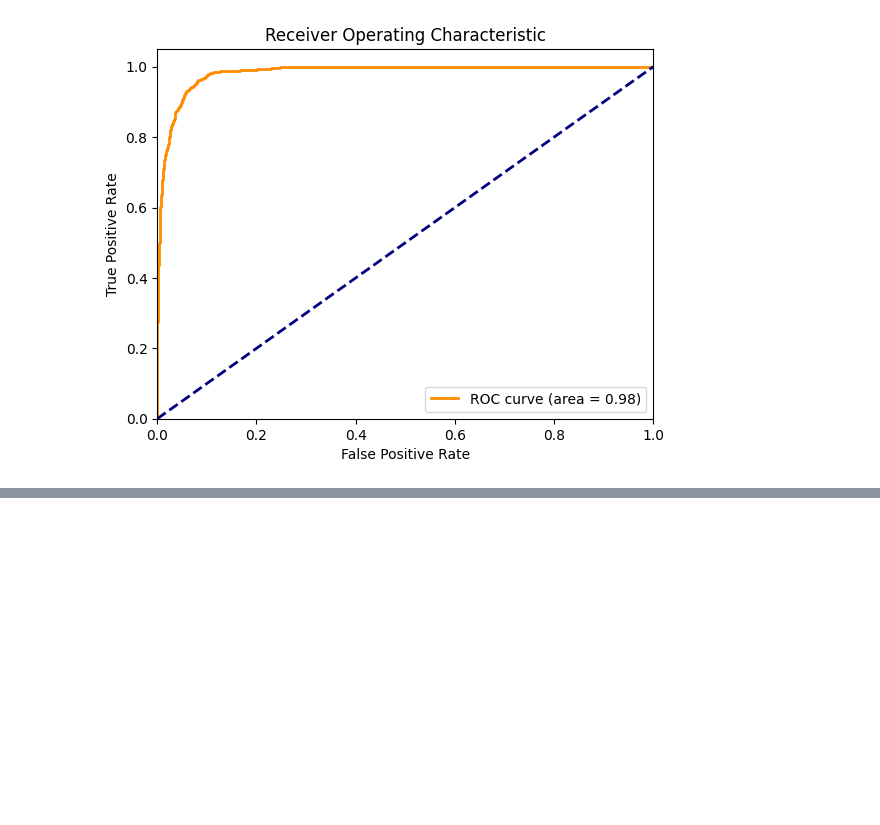
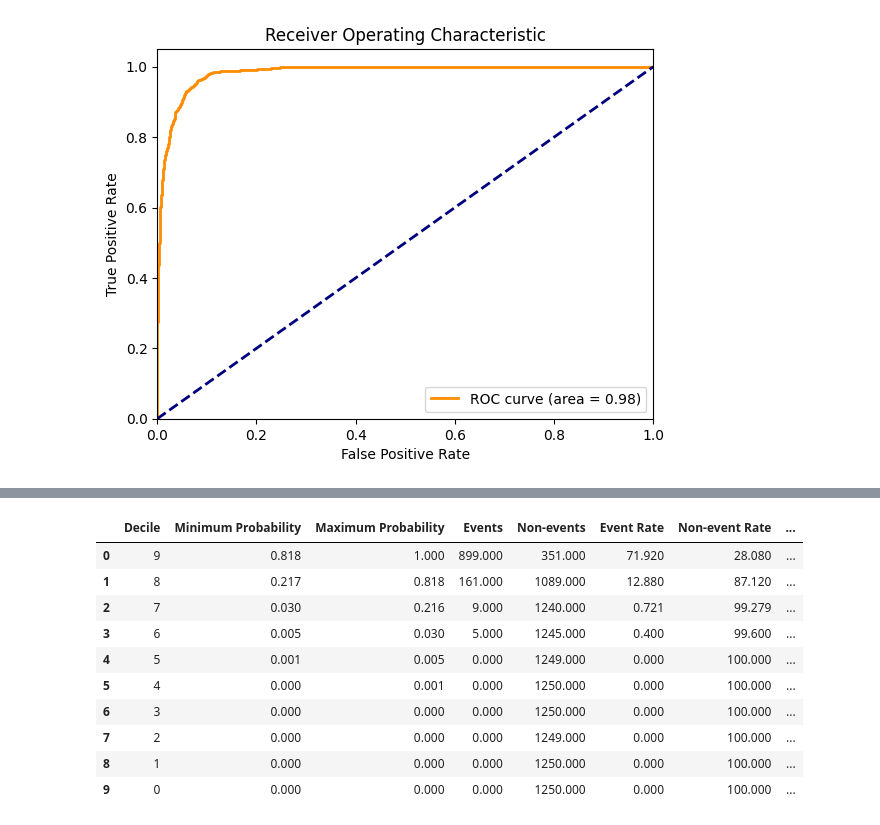
Before and after one commit to SakifKhan98/credit-risk-modeling-ml, a Jupyter notebook: credit_risk_model_ml.ipynb, the cells around one changed output, grey strips where cells are left out. Cells and saved outputs as stored; diff of their text form; code cells hidden in the pictures; blank space fills up the shorter version.

```diff
--- a/credit_risk_model_ml.ipynb
+++ b/credit_risk_model_ml.ipynb
@@ -1268,0 +1377,18 @@ plt.show()
+# %%
+df_decile["Cum Event Rate"] = df_decile["Cum Events"] * 100 / df_decile["Events"].sum()
+df_decile["Cum Non-event Rate"] = (
+    df_decile["Cum Non-events"] * 100 / df_decile["Non-events"].sum()
+)
+df_decile
+# %% [output]
+|  | Decile | Minimum Probability | Maximum Probability | Events | Non-events | Event Rate | Non-event Rate | ... |
+| 0 | 9 | 0.818 | 1.000 | 899.000 | 351.000 | 71.920 | 28.080 | ... |
+| 1 | 8 | 0.217 | 0.818 | 161.000 | 1089.000 | 12.880 | 87.120 | ... |
+| 2 | 7 | 0.030 | 0.216 | 9.000 | 1240.000 | 0.721 | 99.279 | ... |
+| 3 | 6 | 0.005 | 0.030 | 5.000 | 1245.000 | 0.400 | 99.600 | ... |
+| 4 | 5 | 0.001 | 0.005 | 0.000 | 1249.000 | 0.000 | 100.000 | ... |
+| 5 | 4 | 0.000 | 0.001 | 0.000 | 1250.000 | 0.000 | 100.000 | ... |
+| 6 | 3 | 0.000 | 0.000 | 0.000 | 1250.000 | 0.000 | 100.000 | ... |
+| 7 | 2 | 0.000 | 0.000 | 0.000 | 1249.000 | 0.000 | 100.000 | ... |
+| 8 | 1 | 0.000 | 0.000 | 0.000 | 1250.000 | 0.000 | 100.000 | ... |
+| 9 | 0 | 0.000 | 0.000 | 0.000 | 1250.000 | 0.000 | 100.000 | ... |
```
Also changed, not shown: parts of 16 cells of this notebook, 1 other file.
